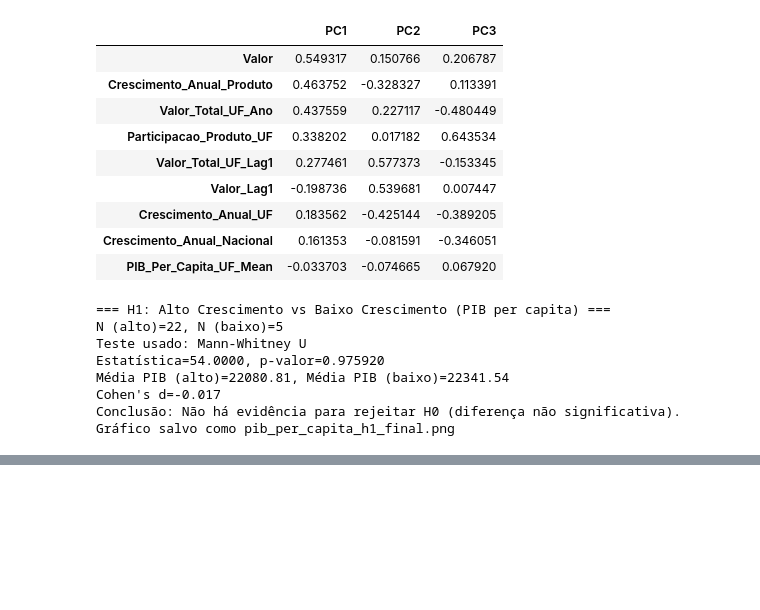
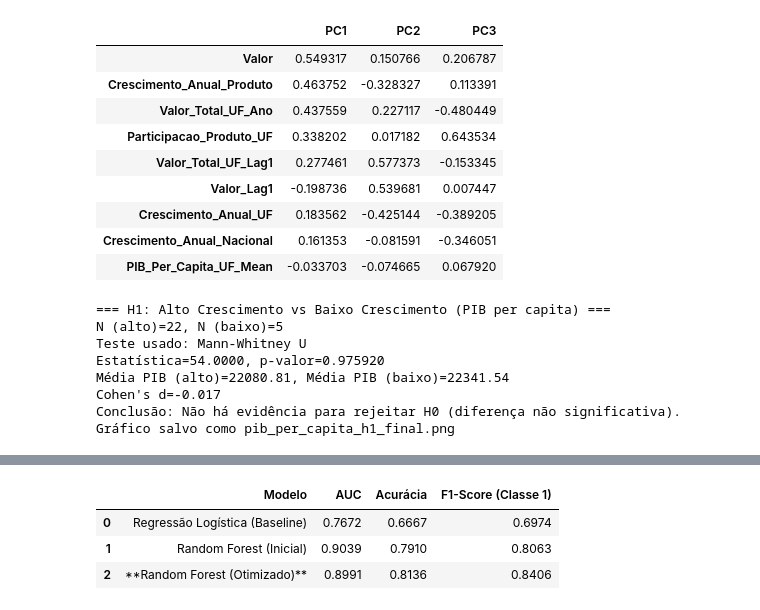
Before and after one commit to carolinayumifujii/OPT004-TrabalhoFinal, a Jupyter notebook: codigo.ipynb, the cells around one changed output, grey strips where cells are left out. Saved outputs shown, nothing was run; the diff lists cells and outputs as text; code cells hidden in the pictures; blank space fills up the shorter version.

```diff
--- a/codigo.ipynb
+++ b/codigo.ipynb
@@ -1407,0 +1829,65 @@ Gráfico salvo como pib_per_capita_h1_final.png
+# %%
+import numpy as np
+import pandas as pd
+
+from sklearn.linear_model import LogisticRegression
+from sklearn.ensemble import RandomForestClassifier
+from sklearn.metrics import accuracy_score, f1_score, roc_auc_score
+from sklearn.model_selection import GridSearchCV
+
+
+# === Carregar dados ===
+X_train = np.load('X_train_class.npy', allow_pickle=True)
+X_test  = np.load('X_test_class.npy', allow_pickle=True)
+y_train = np.load('y_train_class.npy', allow_pickle=True)
+y_test  = np.load('y_test_class.npy', allow_pickle=True)
+
+
+# Função auxiliar para pegar métricas
+def avaliar_classificacao(modelo, nome):
+    modelo.fit(X_train, y_train)
+    prob = modelo.predict_proba(X_test)[:, 1]
+    pred = modelo.predict(X_test)
+
+    auc = roc_auc_score(y_test, prob)
+    acc = accuracy_score(y_test, pred)
+    f1_1 = f1_score(y_test, pred, pos_label=1)
+
+    return {
+        "Modelo": nome,
+        "AUC": round(auc, 4),
+        "Acurácia": round(acc, 4),
+        "F1-Score (Classe 1)": round(f1_1, 4)
+    }
+
+
+# === Modelos ===
+
+# 1. Baseline – Regressão Logística
+log_model = LogisticRegression(max_iter=500)
+
+# 2. Random Forest inicial
+rf_base = RandomForestClassifier(n_estimators=300, random_state=42)
+
+# 3. Random Forest Otimizado (com hiperparâmetros melhores)
+rf_opt = RandomForestClassifier(
+    n_estimators=500,
+    max_depth=10,
+    min_samples_split=4,
+    min_samples_leaf=2,
+    random_state=42
+)
+
+# === Avaliação ===
+result_class = pd.DataFrame([
+    avaliar_classificacao(log_model, "Regressão Logística (Baseline)"),
+    avaliar_classificacao(rf_base, "Random Forest (Inicial)"),
+    avaliar_classificacao(rf_opt, "**Random Forest (Otimizado)**"),
+])
+
+result_class
+# %% [output]
+|  | Modelo | AUC | Acurácia | F1-Score (Classe 1) |
+| 0 | Regressão Logística (Baseline) | 0.7672 | 0.6667 | 0.6974 |
+| 1 | Random Forest (Inicial) | 0.9039 | 0.7910 | 0.8063 |
+| 2 | **Random Forest (Otimizado)** | 0.8991 | 0.8136 | 0.8406 |
```
Also changed, not shown: parts of 15 cells of this notebook, 14 other files.
